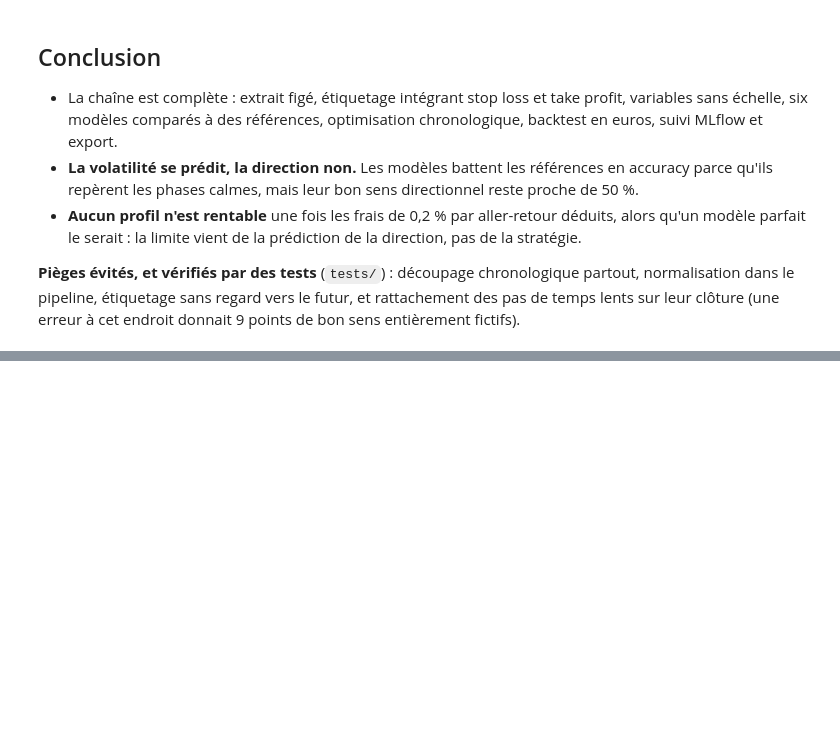
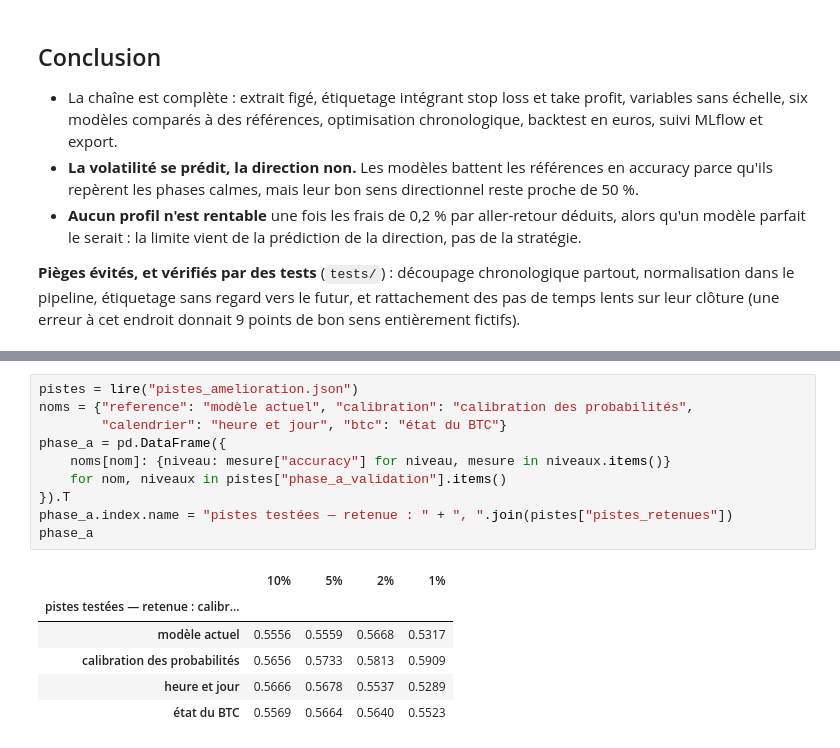
Before and after one commit to DataScientest-Studio/jul26_bde_crypto, a Jupyter notebook: notebooks/etape3_modelisation.ipynb, the cells around one changed output, grey strips where cells are left out. Drawn from its saved outputs; the diff is of its cells as text; blank space fills up the shorter version.

```diff
--- a/notebooks/etape3_modelisation.ipynb
+++ b/notebooks/etape3_modelisation.ipynb
@@ -636,0 +758,17 @@ pd.DataFrame(lignes)
+# %%
+pistes = lire("pistes_amelioration.json")
+noms = {"reference": "modèle actuel", "calibration": "calibration des probabilités",
+        "calendrier": "heure et jour", "btc": "état du BTC"}
+phase_a = pd.DataFrame({
+    noms[nom]: {niveau: mesure["accuracy"] for niveau, mesure in niveaux.items()}
+    for nom, niveaux in pistes["phase_a_validation"].items()
+}).T
+phase_a.index.name = "pistes testées — retenue : " + ", ".join(pistes["pistes_retenues"])
+phase_a
+# %% [output]
+|  | 10% | 5% | 2% | 1% |
+| pistes testées — retenue : calibr... |  |  |  |  |
+| modèle actuel | 0.5556 | 0.5559 | 0.5668 | 0.5317 |
+| calibration des probabilités | 0.5656 | 0.5733 | 0.5813 | 0.5909 |
+| heure et jour | 0.5666 | 0.5678 | 0.5537 | 0.5289 |
+| état du BTC | 0.5569 | 0.5664 | 0.5640 | 0.5523 |
```
Also changed, not shown: parts of 16 cells of this notebook, 4 other files.
